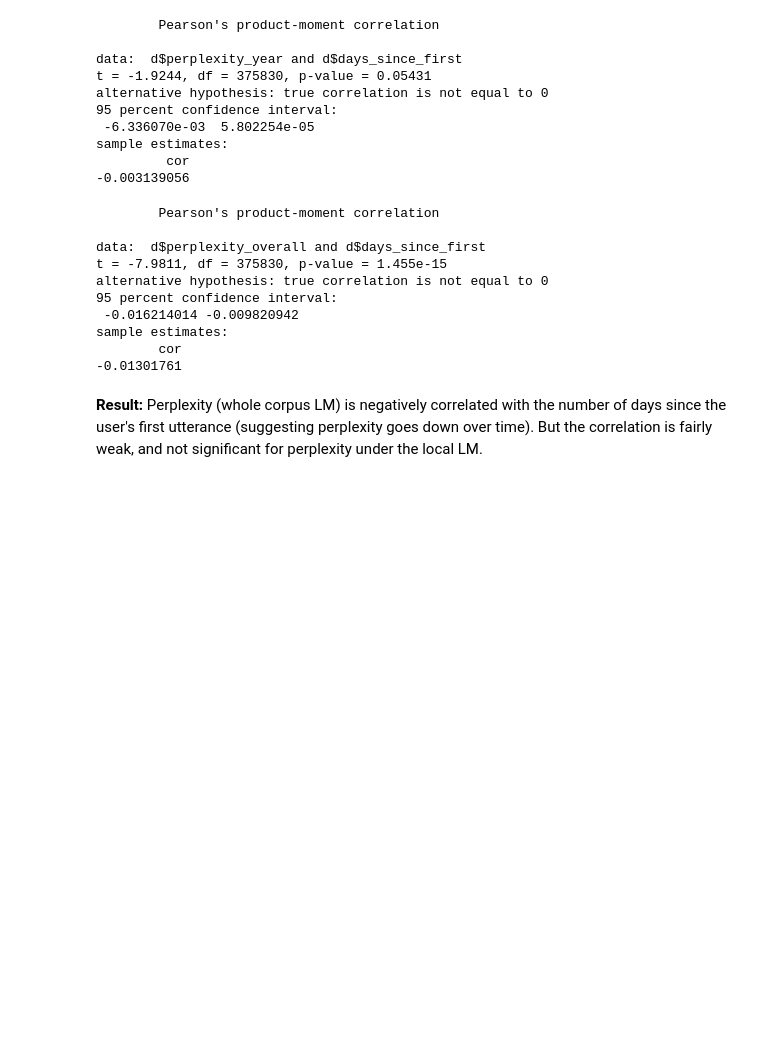
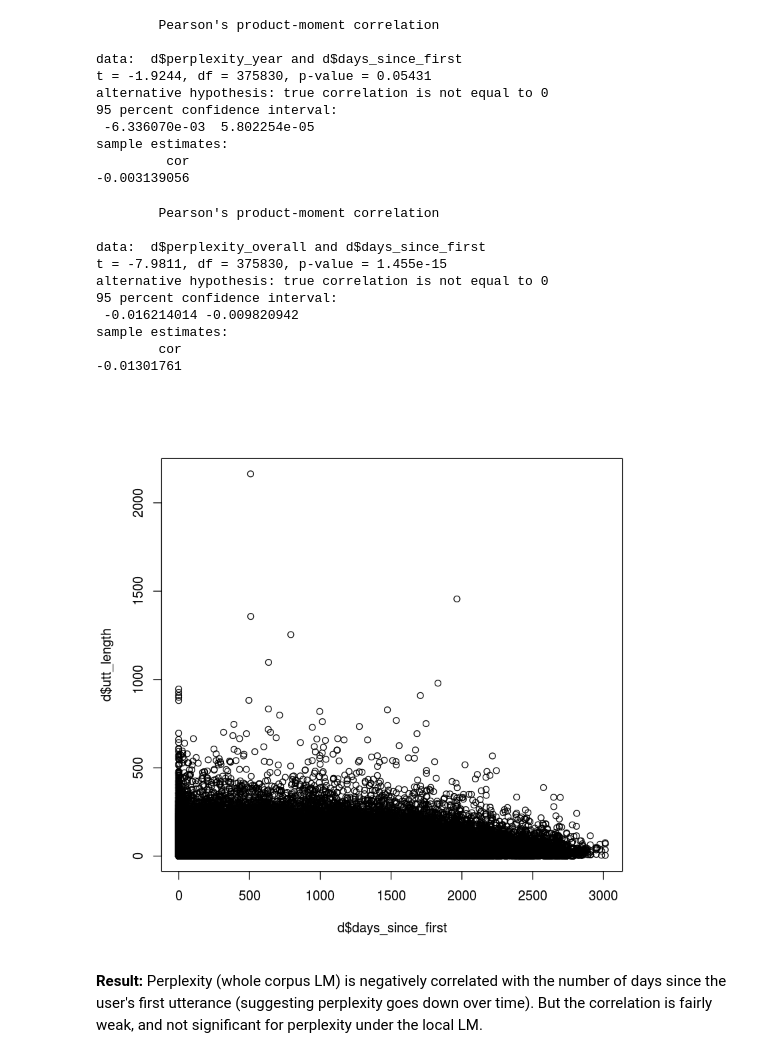
Before and after one commit to winobes/lasn, a Jupyter notebook: code/analysis.ipynb, the cells around one changed output. Cells and saved outputs as stored; diff of their text form; code cells hidden in the pictures; blank space fills up the shorter version.

```diff
--- a/code/analysis.ipynb
+++ b/code/analysis.ipynb
@@ -188,6 +188,10 @@ alternative hypothesis: true correlation is not equal to 0
 sample estimates:
         cor
 -0.01301761
+# %%
+plot(d$days_since_first, d$utt_length)
+# %% [output]
+[figure, added]
 # %% [markdown]
 **Result:** Perplexity (whole corpus LM) is negatively correlated with the number of days since the user's first utterance (suggesting perplexity goes down over time). But the correlation is fairly weak, and not significant for perplexity under the local LM.
 # %% [markdown]
```
Also changed, not shown: 2 other files.
